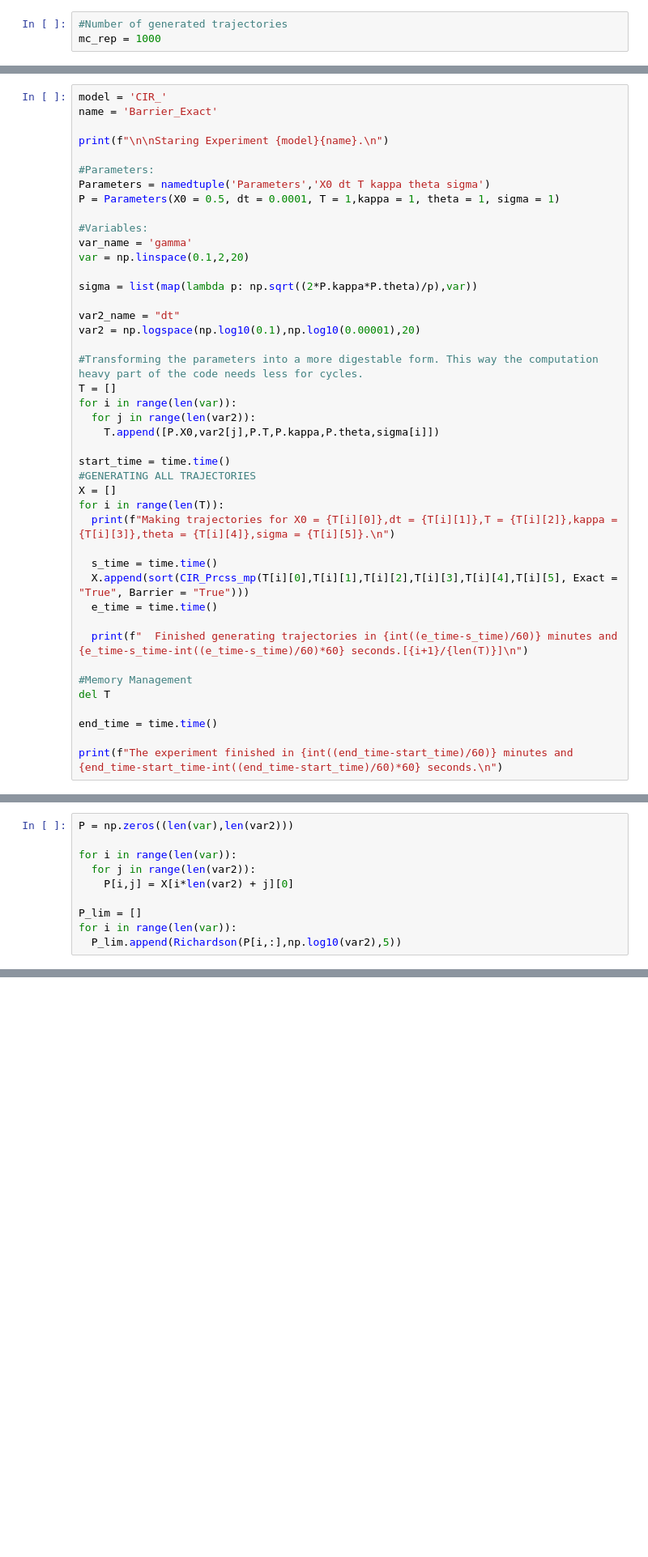
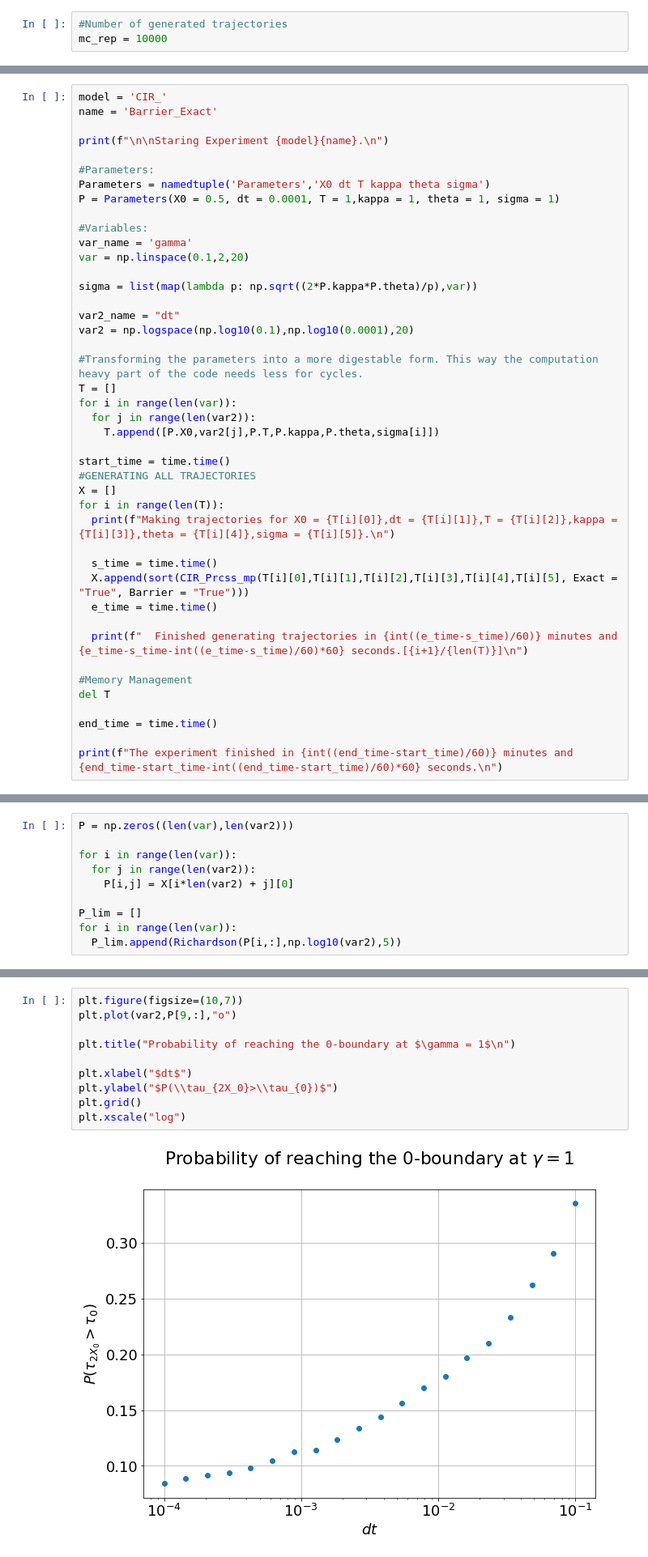
Before and after one commit to baskayj/Boundary-behavior-in-stochastic-differential-equations-used-in-Finance, a Jupyter notebook: CIR_Boundary_Project.ipynb, the cells around one changed output, grey strips where cells are left out. Shown: that part at 81% size. Cells and saved outputs as stored; diff of their text form; blank space fills up the shorter version.

```diff
--- a/CIR_Boundary_Project.ipynb
+++ b/CIR_Boundary_Project.ipynb
@@ -740,6 +853,6 @@ from scipy.stats import ks_2samp
 # %%
 #Number of generated trajectories
-mc_rep = 1000
+mc_rep = 10000
 # %% [markdown]
 ### As a function of $\gamma$
 # %%
@@ -1330,7 +1443,7 @@ var = np.linspace(0.1,2,20)
 sigma = list(map(lambda p: np.sqrt((2*P.kappa*P.theta)/p),var))
 
 var2_name = "dt"
-var2 = np.logspace(np.log10(0.1),np.log10(0.00001),20)
+var2 = np.logspace(np.log10(0.1),np.log10(0.0001),20)
 
 #Transforming the parameters into a more digestable form. This way the computation heavy part of the code needs less for cycles.
 T = []
@@ -1387,3 +1502,15 @@ for i in range(len(var)):
+# %%
+plt.figure(figsize=(10,7))
+plt.plot(var2,P[9,:],"o")
+
+plt.title("Probability of reaching the 0-boundary at $\gamma = 1$\n")
+
+plt.xlabel("$dt$")
+plt.ylabel("$P(\\tau_{2X_0}>\\tau_{0})$")
+plt.grid()
+plt.xscale("log")
+# %% [output]
+[figure, added]
 # %% [markdown]
 ### Results
 # %%
```
Also changed, not shown: parts of 52 cells of this notebook.
